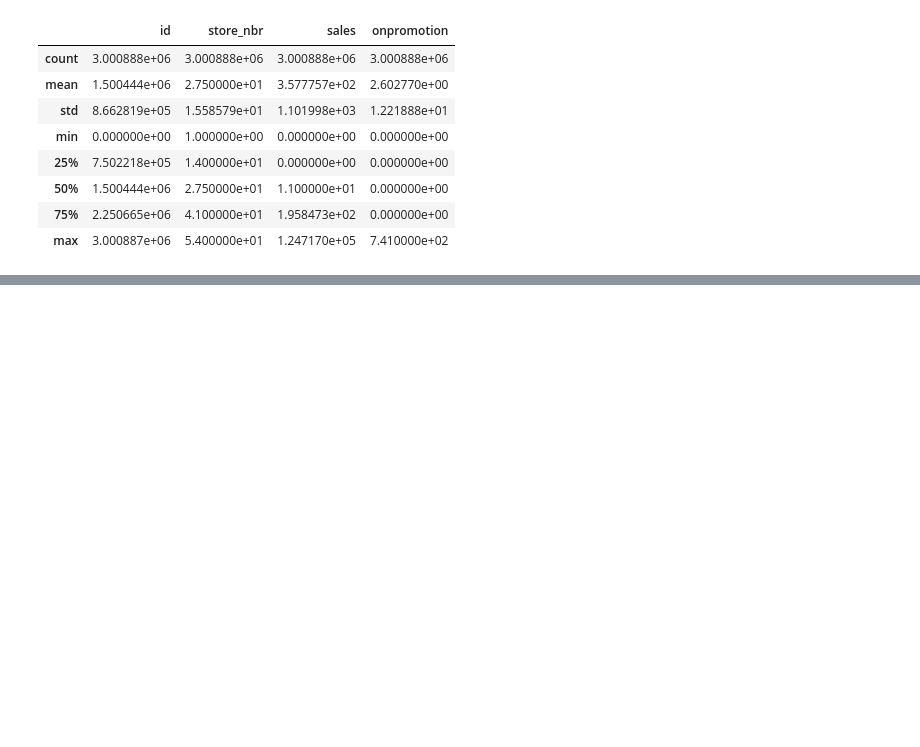
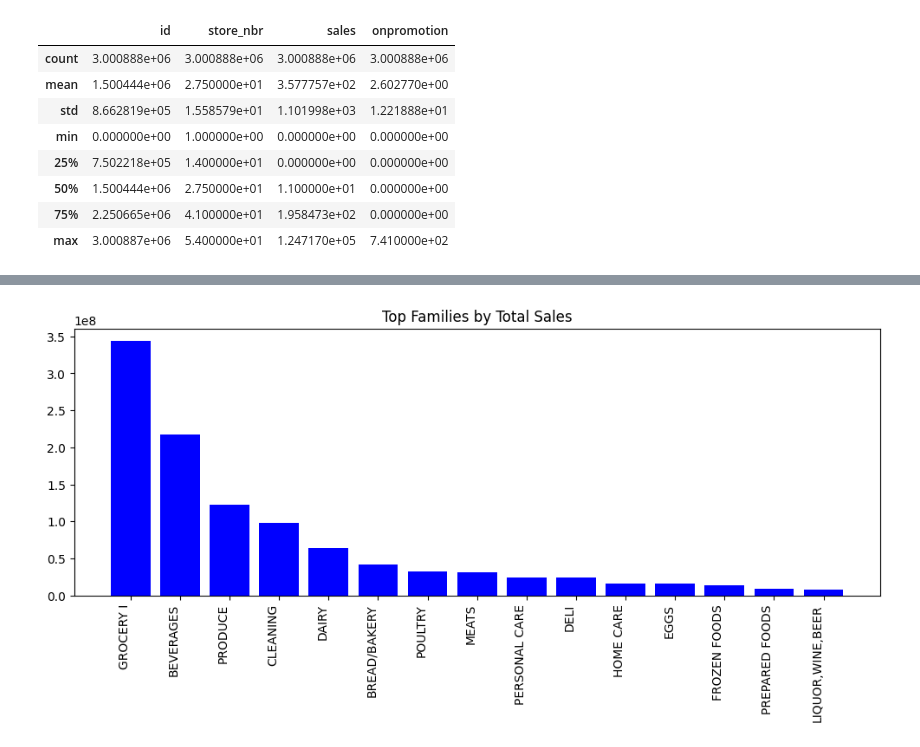
Before and after one commit to mohitDhami87/Store_Sales_Time_Series_Forecasting, a Jupyter notebook: store-sales-time-series-forecasting.ipynb, the cells around one changed output, grey strips where cells are left out. Drawn from its saved outputs; the diff is of its cells as text; code cells hidden in the pictures; blank space fills up the shorter version.

```diff
--- a/store-sales-time-series-forecasting.ipynb
+++ b/store-sales-time-series-forecasting.ipynb
@@ -42,0 +76,9 @@ train_df.describe()
+# %%
+tmp2 = train_df.groupby("family", as_index=False)["sales"].sum().sort_values("sales", ascending=False).head(15)
+plt.figure(figsize=(12,4))
+plt.bar(tmp2["family"], tmp2["sales"], color="blue")
+plt.xticks(rotation=90, ha="right")
+plt.title("Top Families by Total Sales")
+plt.show()
+# %% [output]
+[figure, added]
```
Also changed, not shown: parts of 6 cells of this notebook.
